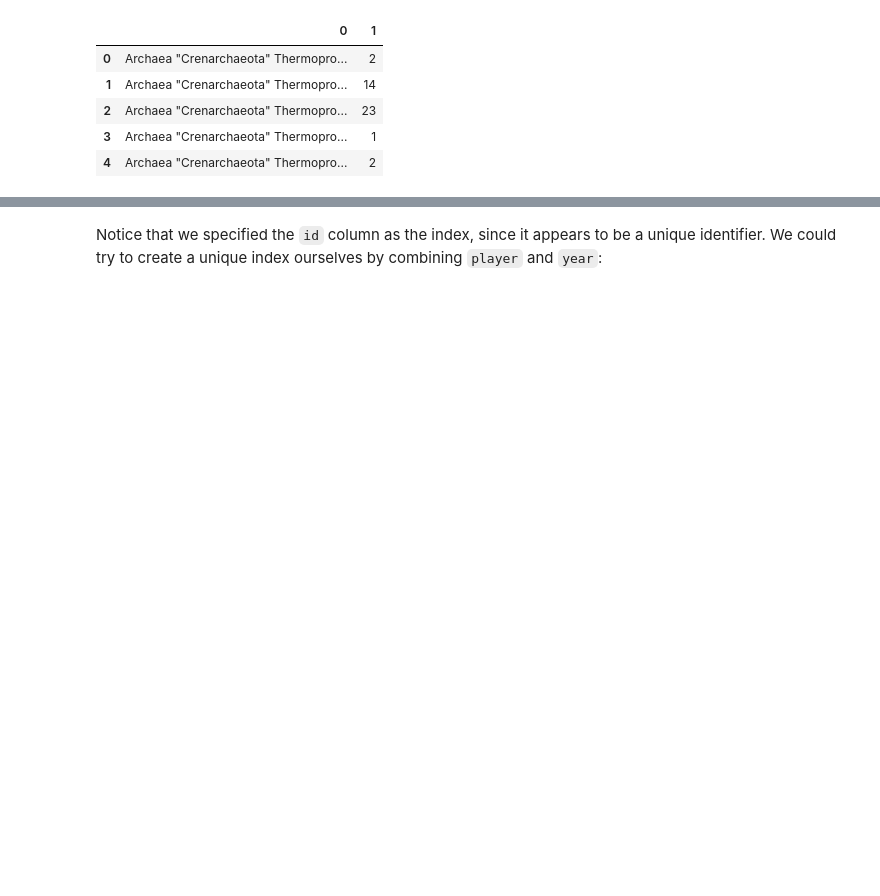
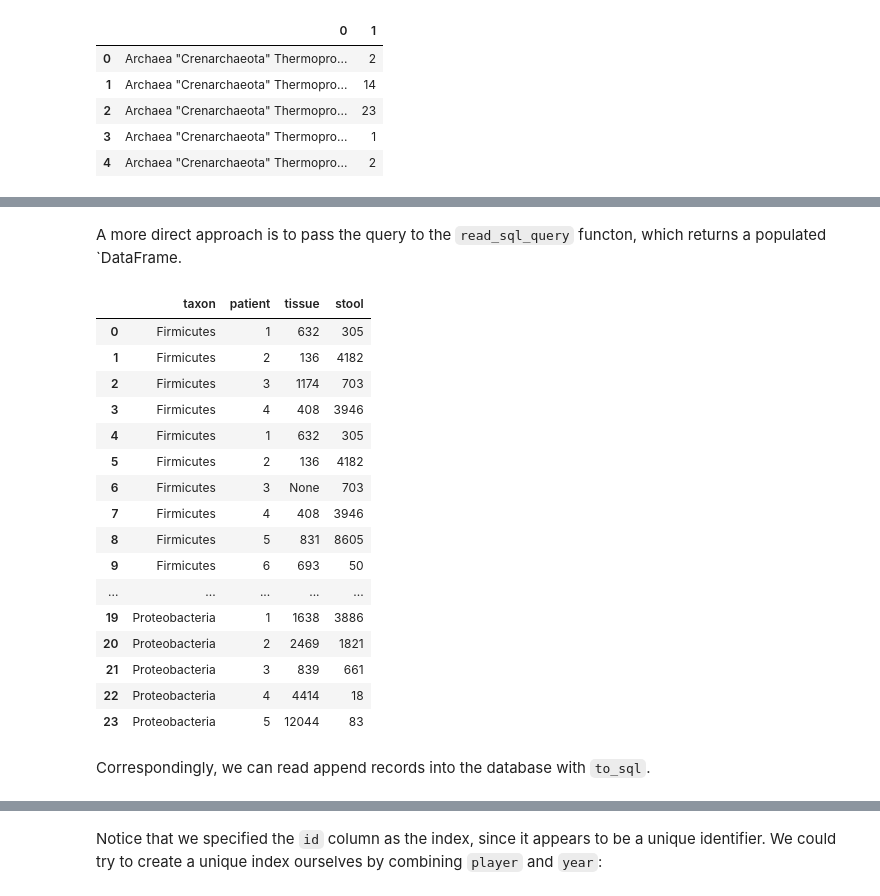
Before and after one commit to fonnesbeck/ngcm_pandas_course, a Jupyter notebook: notebooks/2. Introduction to Pandas.ipynb, the cells around one changed output, grey strips where cells are left out. Cells and saved outputs as stored; diff of their text form; code cells hidden in the pictures; blank space fills up the shorter version.

```diff
--- a/notebooks/2. Introduction to Pandas.ipynb
+++ b/notebooks/2. Introduction to Pandas.ipynb
@@ -750,0 +778,4 @@ mb2.head()
+# %%
+con = sqlite3.connect('microbiome.sqlite3')
+con.execute(query)
+con.commit()
@@ -750,0 +842,24 @@ mb2.head()
+# %% [markdown]
+A more direct approach is to pass the query to the `read_sql_query` functon, which returns a populated `DataFrame.
+# %%
+pd.read_sql_query('SELECT * FROM samples', con)
+# %% [output]
+|  | taxon | patient | tissue | stool |
+| 0 | Firmicutes | 1 | 632 | 305 |
+| 1 | Firmicutes | 2 | 136 | 4182 |
+| 2 | Firmicutes | 3 | 1174 | 703 |
+| 3 | Firmicutes | 4 | 408 | 3946 |
+| 4 | Firmicutes | 1 | 632 | 305 |
+| 5 | Firmicutes | 2 | 136 | 4182 |
+| 6 | Firmicutes | 3 | None | 703 |
+| 7 | Firmicutes | 4 | 408 | 3946 |
+| 8 | Firmicutes | 5 | 831 | 8605 |
+| 9 | Firmicutes | 6 | 693 | 50 |
+| ... | ... | ... | ... | ... |
+| 19 | Proteobacteria | 1 | 1638 | 3886 |
+| 20 | Proteobacteria | 2 | 2469 | 1821 |
+| 21 | Proteobacteria | 3 | 839 | 661 |
+| 22 | Proteobacteria | 4 | 4414 | 18 |
+| 23 | Proteobacteria | 5 | 12044 | 83 |
+# %% [markdown]
+Correspondingly, we can read append records into the database with `to_sql`.
```
Also changed, not shown: parts of 154 cells of this notebook, 2 other files.
